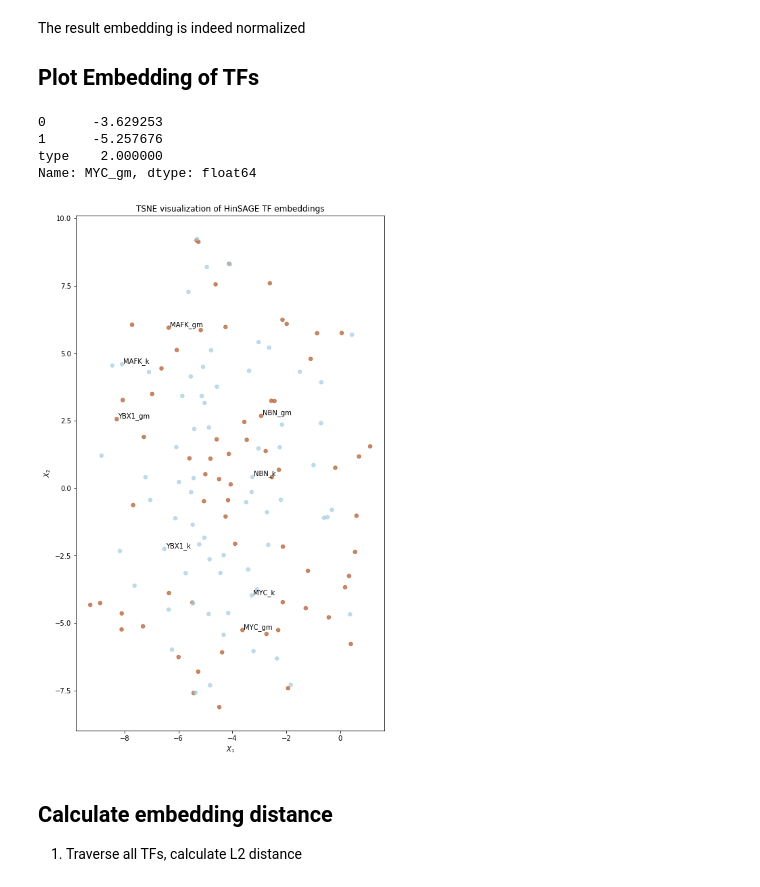
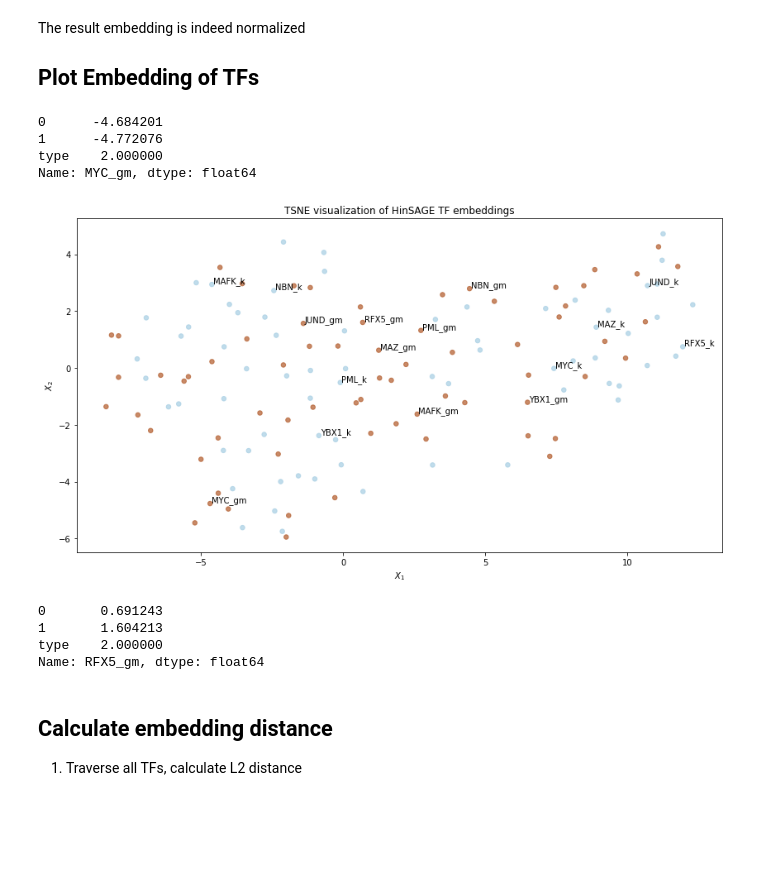
Before and after one commit to guomk/graph_embedding, a Jupyter notebook: script/dgi/explore_emb_tf.ipynb, the cells around one changed output. Saved outputs shown, nothing was run; the diff lists cells and outputs as text; code cells hidden in the pictures; blank space fills up the shorter version.

```diff
--- a/script/dgi/explore_emb_tf.ipynb
+++ b/script/dgi/explore_emb_tf.ipynb
@@ -12,3 +11,7 @@ FILE_NAME = '64_relu_40_adjacentTF_3e-5'
+# %%
+FILE_NAME = '64_64_64_relu_5_4_3_adjacentTF_1e-4'
+DATA_DIR = '../../data/'
+TARGETS_ONLY = True
 # %%
 emb = pd.read_csv(f'./emb/{FILE_NAME}.csv', index_col=0)
 
@@ -58,46 +61,54 @@ tf_emb = pd.concat([gm_emb, k_emb])
 all_embeddings = tf_emb.to_numpy()
 nodes = tf_emb.index.to_numpy()
 # %%
-trans = TSNE(n_components=2, random_state=0, n_iter=5000)
+trans = TSNE(n_components=2, random_state=0)
 emb_transformed = pd.DataFrame(trans.fit_transform(all_embeddings), index=nodes)
 emb_transformed['type'] = emb_transformed.index.map(lambda name: 1 if name[-2:] == '_k' else 2)
 # %%
 emb_transformed.loc['MYC_gm']
 # %% [output]
-0      -3.629253
-1      -5.257676
+0      -4.684201
+1      -4.772076
 type    2.000000
 Name: MYC_gm, dtype: float64
 # %%
 alpha = 0.7
 
 fig, ax = plt.subplots(figsize=(14, 14))
 ax.scatter(
     emb_transformed[0],
     emb_transformed[1],
     c=emb_transformed["type"],
     cmap="Paired",
     alpha=alpha,
     s=30
 )
 
 
 # mark out some nodes
-target_nodes = ['MYC', 'YBX1', 'MAFK', 'NBN']
+target_nodes = ['PML', 'NBN', 'MAZ', 'RFX5', 'YBX1', 'MAFK',  'JUND', 'MYC']
 target_txts = []
 for n in target_nodes:
     target_txts.append(n + '_k')
     target_txts.append(n + '_gm')
+
 for i, txt in enumerate(nodes):
-    if txt in target_txts or False:
+    if txt in target_txts or not TARGETS_ONLY:
         ax.annotate(txt, (emb_transformed.iloc[i][0]+.05, emb_transformed.iloc[i][1]+.05))
 ax.set(aspect="equal", xlabel="$X_1$", ylabel="$X_2$")
 plt.title(f"TSNE visualization of HinSAGE TF embeddings")
 
 plt.savefig(f'./img/TF/{FILE_NAME}_TF.png', dpi=150)
 plt.show()
 # %% [output]
-[figure, old version]
+[figure, new version]
+# %%
+emb_transformed.loc['RFX5_gm']
+# %% [output]
+0       0.691243
+1       1.604213
+type    2.000000
+Name: RFX5_gm, dtype: float64
 # %% [markdown]
 ## Calculate embedding distance
 1. Traverse all TFs, calculate L2 distance
```
Also changed, not shown: parts of 6 cells of this notebook, 13 other files.
